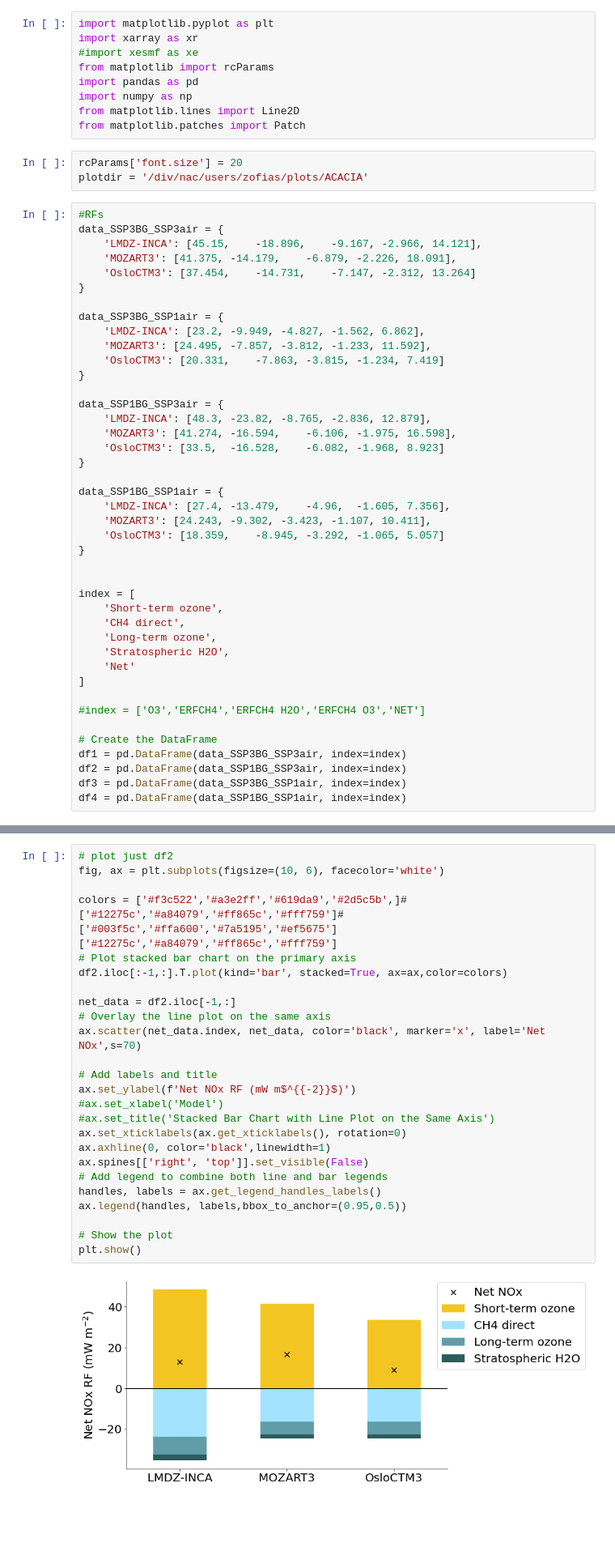
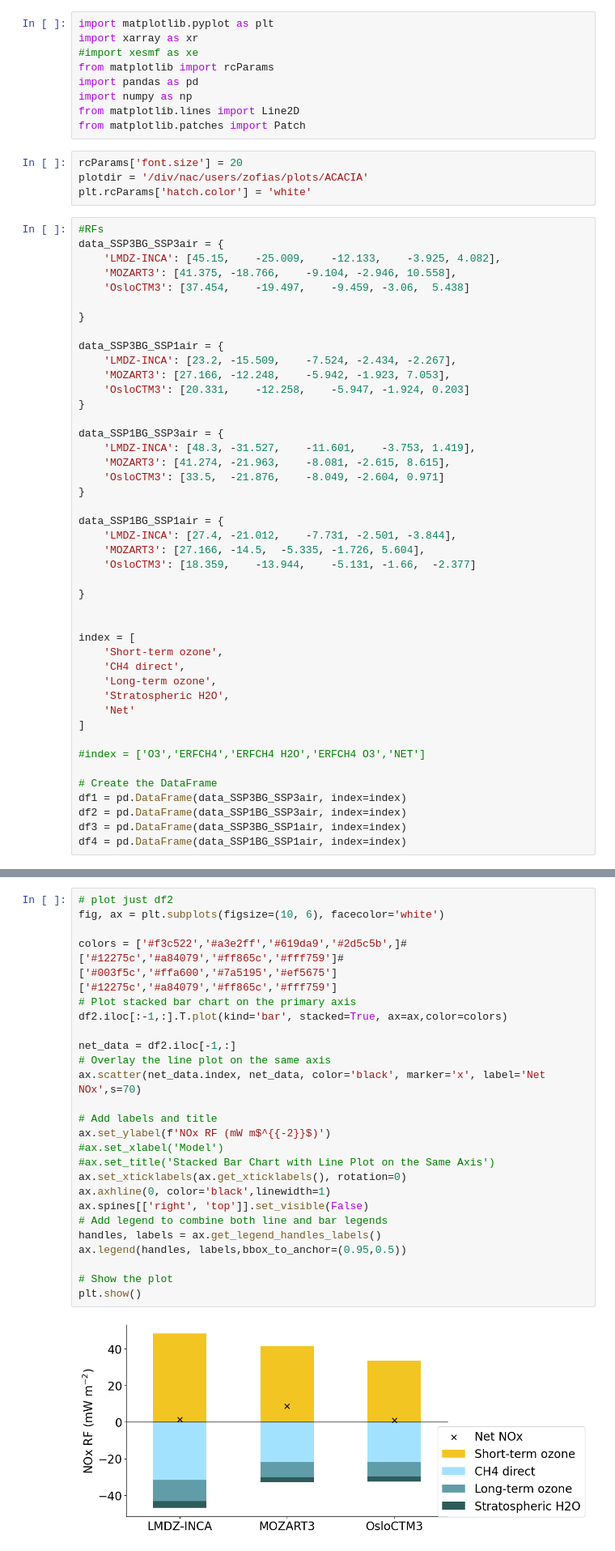
Before and after one commit to zosiast/ACACIA_future_paper3_figs, a Jupyter notebook: net_nox_future.ipynb, the cells around one changed output, grey strips where cells are left out. Shown at 81% size. Saved outputs shown, nothing was run; the diff lists cells and outputs as text; blank space fills up the shorter version.

Commit message:
revised paper figures 09/03

```diff
--- a/net_nox_future.ipynb
+++ b/net_nox_future.ipynb
@@ -12,30 +12,33 @@ from matplotlib.patches import Patch
 # %%
 rcParams['font.size'] = 20
 plotdir = '/div/nac/users/zofias/plots/ACACIA'
+plt.rcParams['hatch.color'] = 'white'
 # %%
 #RFs
 data_SSP3BG_SSP3air = {
-    'LMDZ-INCA': [45.15,	-18.896,	-9.167,	-2.966,	14.121],
-    'MOZART3': [41.375,	-14.179,	-6.879,	-2.226,	18.091],
-    'OsloCTM3': [37.454,	-14.731,	-7.147,	-2.312,	13.264]
+    'LMDZ-INCA': [45.15,	-25.009,	-12.133,	-3.925,	4.082],
+    'MOZART3': [41.375,	-18.766,	-9.104,	-2.946,	10.558],
+    'OsloCTM3': [37.454,	-19.497,	-9.459,	-3.06,	5.438]
+
 }
 
 data_SSP3BG_SSP1air = {
-    'LMDZ-INCA': [23.2,	-9.949,	-4.827,	-1.562,	6.862],
-    'MOZART3': [24.495,	-7.857,	-3.812,	-1.233,	11.592],
-    'OsloCTM3': [20.331,	-7.863,	-3.815,	-1.234,	7.419]
+    'LMDZ-INCA': [23.2,	-15.509,	-7.524,	-2.434,	-2.267],
+    'MOZART3': [27.166,	-12.248,	-5.942,	-1.923,	7.053],
+    'OsloCTM3': [20.331,	-12.258,	-5.947,	-1.924,	0.203]
 }
 
 data_SSP1BG_SSP3air = {
-    'LMDZ-INCA': [48.3,	-23.82,	-8.765,	-2.836,	12.879],
-    'MOZART3': [41.274,	-16.594,	-6.106,	-1.975,	16.598],
-    'OsloCTM3': [33.5,	-16.528,	-6.082,	-1.968,	8.923]
+    'LMDZ-INCA': [48.3,	-31.527,	-11.601,	-3.753,	1.419],
+    'MOZART3': [41.274,	-21.963,	-8.081,	-2.615,	8.615],
+    'OsloCTM3': [33.5,	-21.876,	-8.049,	-2.604,	0.971]
 }
 
 data_SSP1BG_SSP1air = {
-    'LMDZ-INCA': [27.4,	-13.479,	-4.96,	-1.605,	7.356],
-    'MOZART3': [24.243,	-9.302,	-3.423,	-1.107,	10.411],
-    'OsloCTM3': [18.359,	-8.945,	-3.292,	-1.065,	5.057]
+    'LMDZ-INCA': [27.4,	-21.012,	-7.731,	-2.501,	-3.844],
+    'MOZART3': [27.166,	-14.5,	-5.335,	-1.726,	5.604],
+    'OsloCTM3': [18.359,	-13.944,	-5.131,	-1.66,	-2.377]
+
 }
 
 
@@ -191,30 +194,30 @@ plt.show()
 # %%
 # plot just df2
 fig, ax = plt.subplots(figsize=(10, 6), facecolor='white')
 
 colors = ['#f3c522','#a3e2ff','#619da9','#2d5c5b',]#['#12275c','#a84079','#ff865c','#fff759']#['#003f5c','#ffa600','#7a5195','#ef5675'] ['#12275c','#a84079','#ff865c','#fff759']
 # Plot stacked bar chart on the primary axis
 df2.iloc[:-1,:].T.plot(kind='bar', stacked=True, ax=ax,color=colors)
 
 net_data = df2.iloc[-1,:]
 # Overlay the line plot on the same axis
 ax.scatter(net_data.index, net_data, color='black', marker='x', label='Net NOx',s=70)
 
 # Add labels and title
-ax.set_ylabel(f'Net NOx RF (mW m$^{{-2}}$)')
+ax.set_ylabel(f'NOx RF (mW m$^{{-2}}$)')
 #ax.set_xlabel('Model')
 #ax.set_title('Stacked Bar Chart with Line Plot on the Same Axis')
 ax.set_xticklabels(ax.get_xticklabels(), rotation=0)
 ax.axhline(0, color='black',linewidth=1)
 ax.spines[['right', 'top']].set_visible(False)
 # Add legend to combine both line and bar legends
 handles, labels = ax.get_legend_handles_labels()
 ax.legend(handles, labels,bbox_to_anchor=(0.95,0.5))
 
 # Show the plot
 plt.show()
 # %% [output]
-[figure, old version]
+[figure, new version]
 # %%
 # four experiments plotted separately
 fig, axes = plt.subplots(2, 2, figsize=(16, 10))
```
Also changed, not shown: parts of 4 cells of this notebook, 9 other files.
